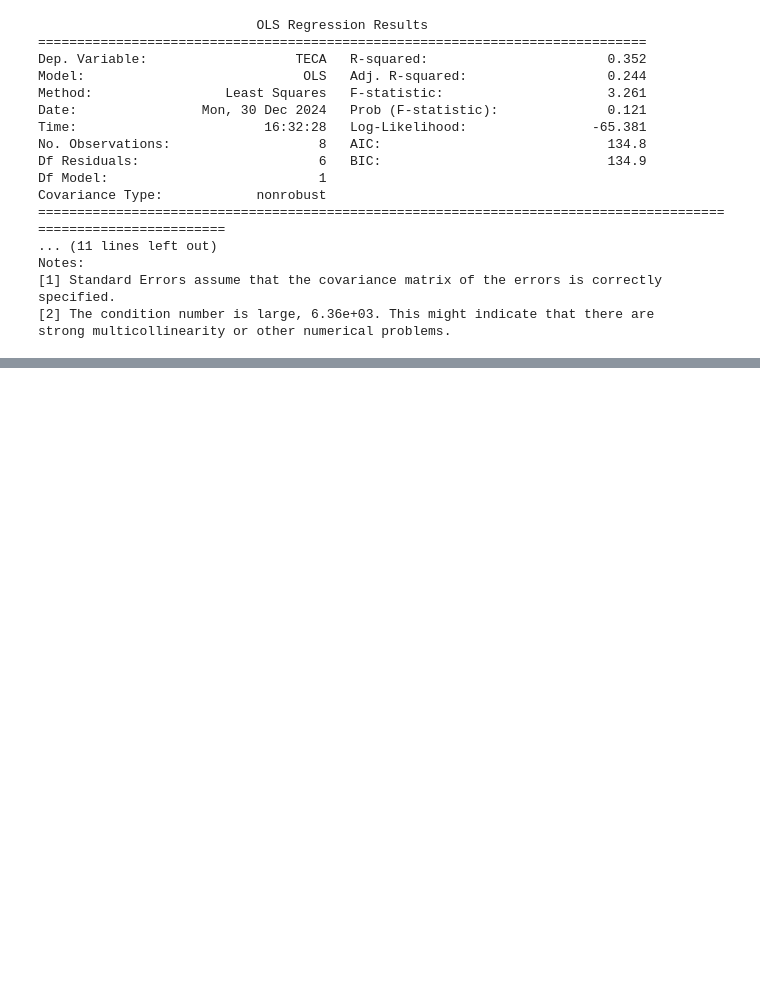
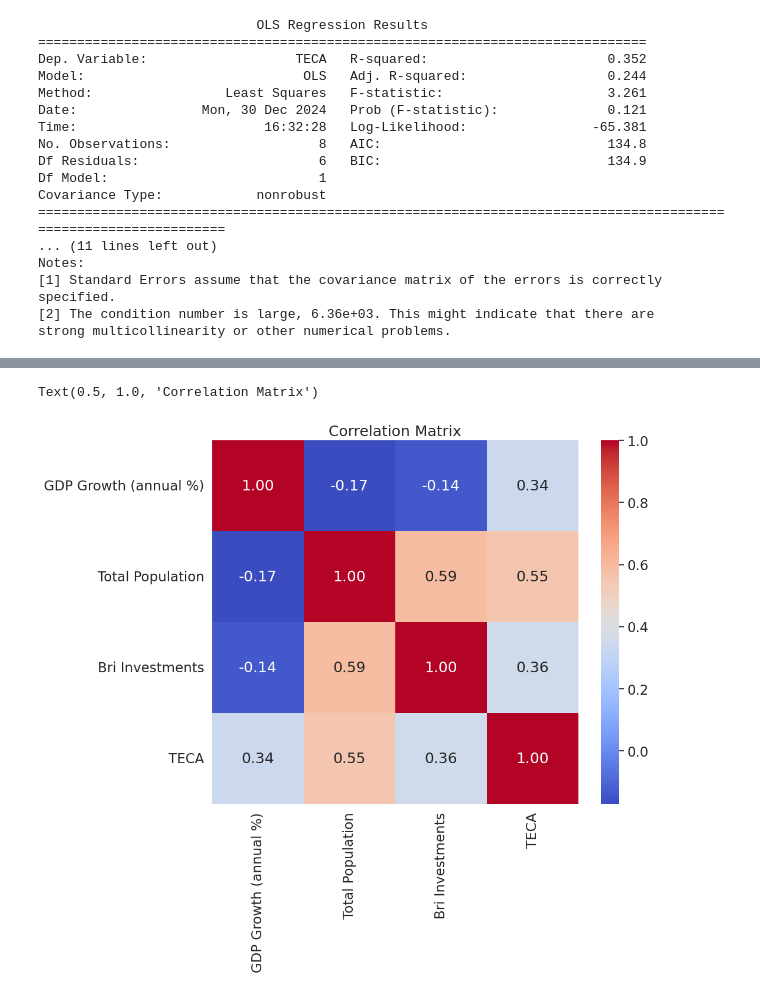
Before and after one commit to ilinashah177/Coursework-Website, a Jupyter notebook: Regression_Investments_and_Energy_Capacity.ipynb, the cells around one changed output, grey strips where cells are left out. Saved outputs shown, nothing was run; the diff lists cells and outputs as text; code cells hidden in the pictures; blank space fills up the shorter version.

```diff
--- a/Regression_Investments_and_Energy_Capacity.ipynb
+++ b/Regression_Investments_and_Energy_Capacity.ipynb
@@ -315,0 +345,29 @@ strong multicollinearity or other numerical problems.
+# %%
+
+#Name of uploaded file
+file_name = 'Dataset Group14 Coursework Multiple 2.csv'
+
+#Read data from the required sheet
+df = pd.read_csv('Dataset Group14 Coursework Multiple 2.csv')
+
+#Define independent variables (predictors)
+independent_variables = ['GDP Growth (annual %)', 'Total Population', 'Bri Investments']
+dependent_variable = 'TECA'
+# %%
+df['Total Population'] = pd.to_numeric(df['Total Population'], errors='coerce')
+#Check the data type of 'Bri Investments' before applying str methods
+if df['Bri Investments'].dtype == object:  # If the column is of type 'object' (often strings or mixed types)
+    df['Bri Investments'] = pd.to_numeric(df['Bri Investments'].str.replace(',', ''), errors='coerce')
+else:  # If it's already numeric, then just converting to numeric type
+    df['Bri Investments'] = pd.to_numeric(df['Bri Investments'], errors='coerce')
+
+
+sns.heatmap(df[['GDP Growth (annual %)', 'Total Population', 'Bri Investments','TECA']].corr(), # plot a correlation matrix
+            annot=True, # show the correlation values on the plot
+            fmt=".2f", # set the format of the correlation values to be two decimal places
+            cmap='coolwarm') # set the color palette to be coolwarm (blue for negative correlations, red for positive correlations)
+
+plt.title('Correlation Matrix') # add a title
+# %% [output]
+Text(0.5, 1.0, 'Correlation Matrix')
+[figure, added]
```
Also changed, not shown: parts of 3 cells of this notebook.
